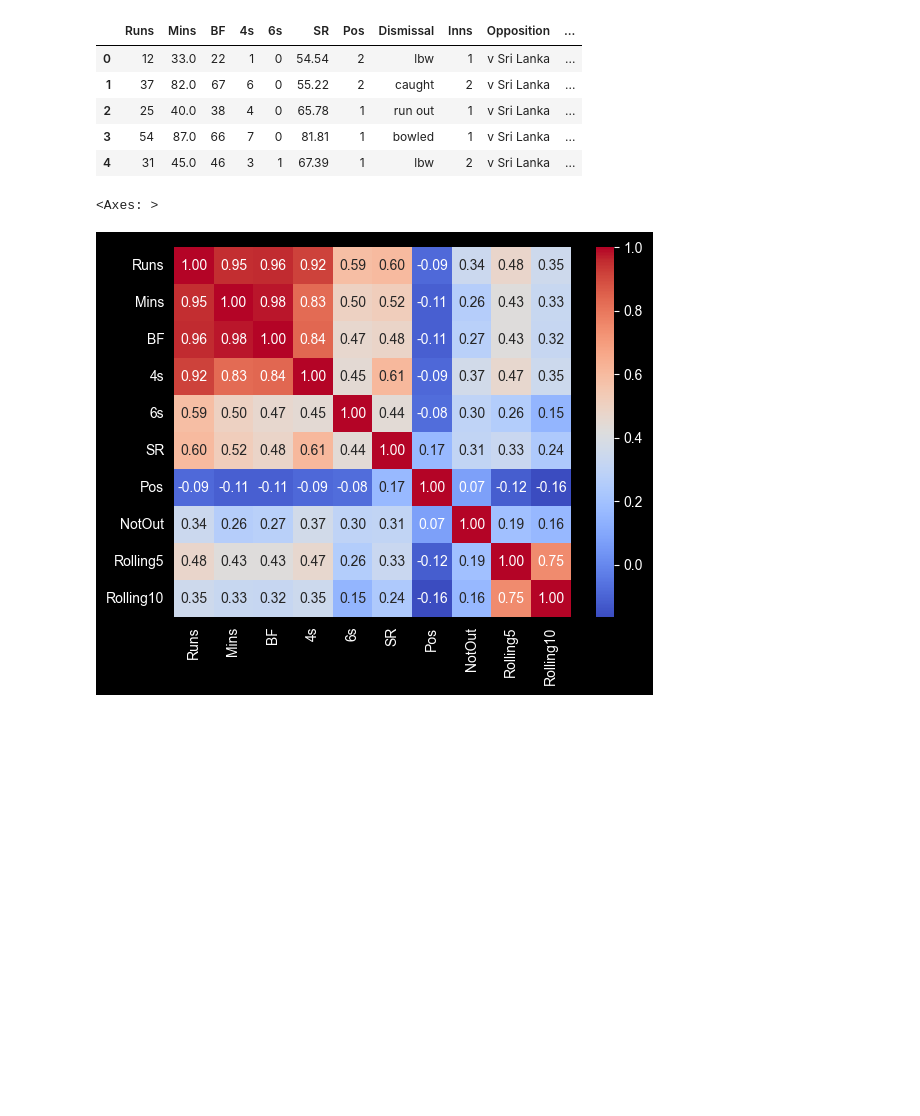
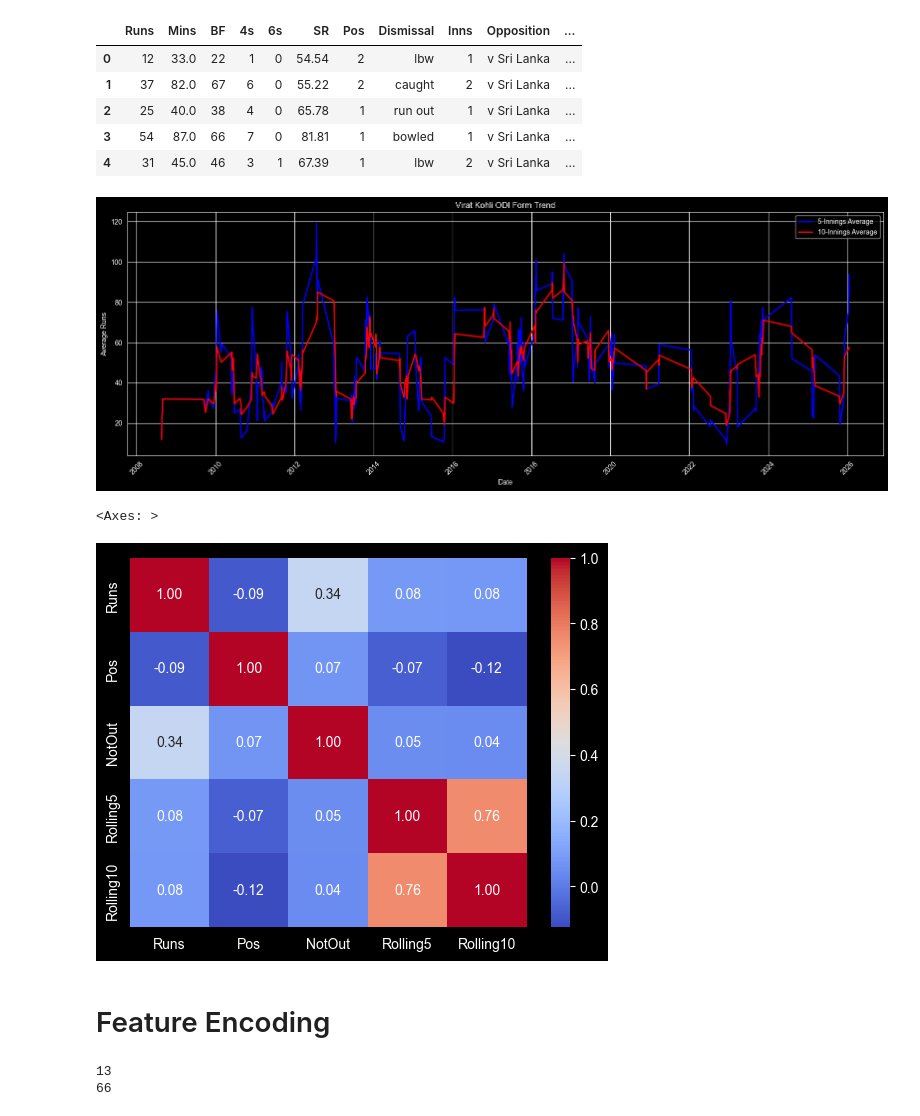
Before and after one commit to Geektoberfest/Geetober-Run-Predictor, a Jupyter notebook: EDA/eda.ipynb, the cells around one changed output. Saved outputs shown, nothing was run; the diff lists cells and outputs as text; code cells hidden in the pictures; blank space fills up the shorter version.

```diff
--- a/EDA/eda.ipynb
+++ b/EDA/eda.ipynb
@@ -467,8 +469,17 @@ df.head()
 df['NotOut'] = df['NotOut'].astype(int)
 # %%
 df[['Rolling5','Rolling10']] = df[['Rolling5','Rolling10']].astype(float)
-# %%
-sns.heatmap(df.corr(numeric_only=True),annot=True,cmap='coolwarm',fmt='.2f')
-# %% [output]
-<Axes: >
-[figure, removed]
+# %%
+plt.figure(figsize=(16, 6))
+
+plt.plot(df['Start Date'],df['Rolling5'],label='5-Innings Average',linewidth=2,color='blue')
+plt.plot(df['Start Date'],df['Rolling10'],label='10-Innings Average',linewidth=2,color='red')
+plt.title('Virat Kohli ODI Form Trend')
+plt.xlabel('Date')
+plt.ylabel('Average Runs')
+plt.legend()
+plt.xticks(rotation=45)
+plt.tight_layout()
+plt.show()
+# %% [output]
+[figure, added]
@@ -474,0 +490,13 @@ sns.heatmap(df.corr(numeric_only=True),annot=True,cmap='coolwarm',fmt='.2f')
+# %%
+sns.heatmap(model_df.corr(numeric_only=True),annot=True,cmap='coolwarm',fmt='.2f')
+# %% [output]
+<Axes: >
+[figure, added]
+# %% [markdown]
+# Feature Encoding
+# %%
+print(model_df['Opposition'].nunique())
+print(model_df['Ground'].nunique())
+# %% [output]
+13
+66
```
Also changed, not shown: parts of 13 cells of this notebook, 1 other file.
